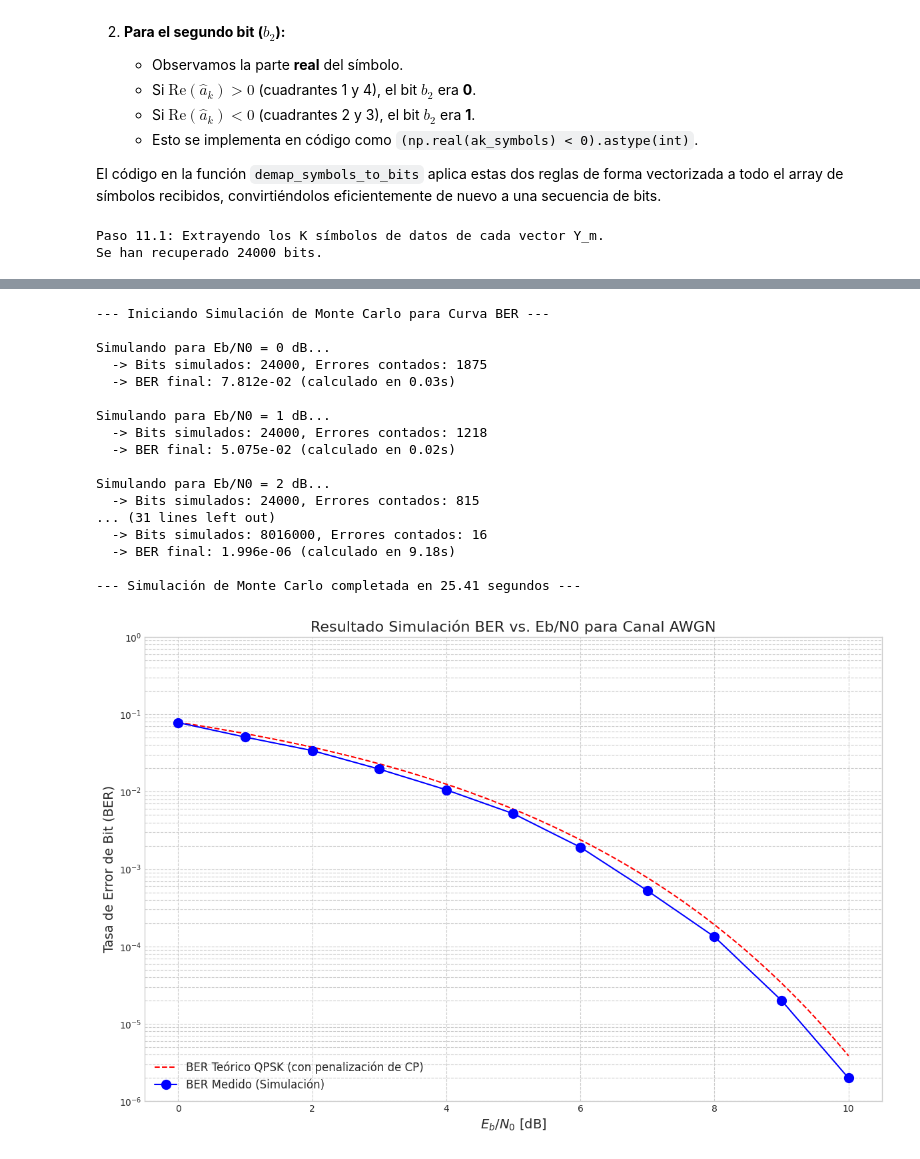
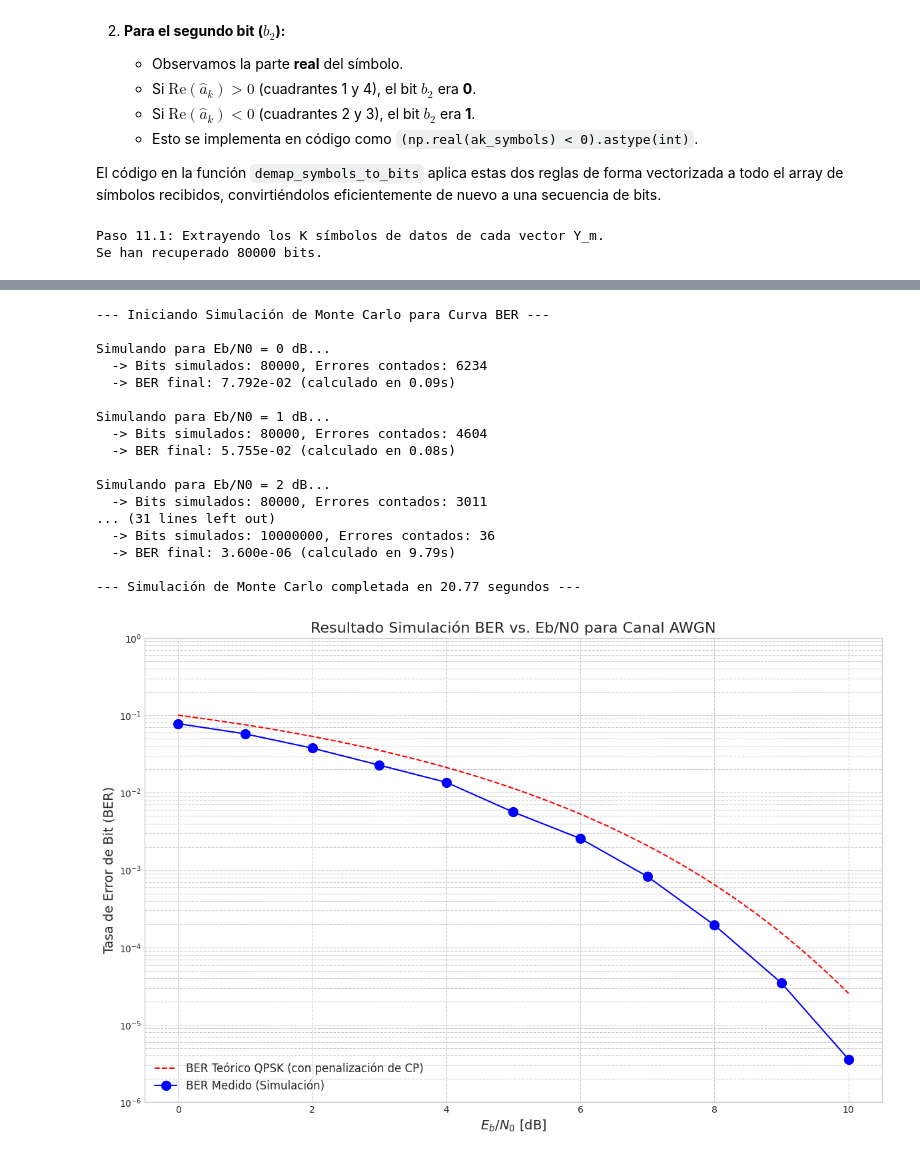
Before and after one commit to AguTrachta/comDigitales, a Jupyter notebook: notebooks/transmisor_receptor_ofdm.ipynb, the cells around one changed output, grey strips where cells are left out. Cells and saved outputs as stored; diff of their text form; code cells hidden in the pictures.

```diff
--- a/notebooks/transmisor_receptor_ofdm.ipynb
+++ b/notebooks/transmisor_receptor_ofdm.ipynb
@@ -112,7 +112,7 @@ MODO_CANAL = "awgn"
 # Se usa SOLO si MODO_CANAL es "awgn".
 # Para una sola ejecución
 # Para la curva BER, este valor se ignorará y se usará el del bucle.
-EBN0_DB_SINGLE_RUN = 8
+EBN0_DB_SINGLE_RUN = 3
 
 print("--- Configuración de la Simulación ---")
 print(f"Modo del Canal: {MODO_CANAL}")
@@ -1475,7 +1479,7 @@ assert len(bits_rx_flat) == n_total_bits
 print(f"Se han recuperado {len(bits_rx_flat)} bits.")
 # %% [output]
 Paso 11.1: Extrayendo los K símbolos de datos de cada vector Y_m.
-Se han recuperado 24000 bits.
+Se han recuperado 80000 bits.
 # %% [markdown]
 ## Ruido Blanco
 
@@ -1873,7 +1877,7 @@ if MODO_CANAL == "awgn":
     ber_medidos = utils.run_montecarlo_simulation(
         ebn0_db_range,
         min_errors=400,
-        max_bits=8000000
+        max_bits=10000000
     )
 
     # 3. Preparar la gráfica de la curva BER
@@ -1882,8 +1886,8 @@ if MODO_CANAL == "awgn":
     # Curva Teórica de Referencia
     ebn0_axis_teorico = np.linspace(0, 10, 100)
     ebn0_lin_range = 10**(ebn0_axis_teorico / 10)
-    #eta = p.N / (p.N + p.L)
-    ebn0_efectivo_lin = ebn0_lin_range # * eta
+    eta = p.N / (p.N + p.L)
+    ebn0_efectivo_lin = ebn0_lin_range * eta
     ber_teo_curve = 0.5 * erfc(np.sqrt(ebn0_efectivo_lin))
     plt.semilogy(ebn0_axis_teorico, ber_teo_curve, 'r--', label='BER Teórico QPSK (con penalización de CP)')
 
@@ -1921,39 +1925,39 @@ elif MODO_CANAL == "ideal":
     plt.semilogy(ebn0_axis, np.full_like(ebn0_axis, ber_floor_plot), 'g-', linewidth=3,
                  label=f"BER Medido ({bit_errors} errores)")
 
     plt.annotate('BER real = 0\n(se dibuja en un piso visual)',
                  xy=(8, ber_floor_plot), xytext=(8, ber_floor_plot * 100),
                  arrowprops=dict(facecolor='black', arrowstyle='->', shrinkA=5),
                  fontsize=11, ha='center',
                  bbox=dict(boxstyle="round,pad=0.5", fc="white", ec="gray", lw=1, alpha=0.9))
 
     # Estética del gráfico
     plt.ylim([1e-10, 1])
     plt.title("Verificación de BER en Canal Ideal (sin ruido)", fontsize=16)
     plt.xlabel("$E_b/N_0$ [dB] (Eje de referencia)", fontsize=14)
     plt.ylabel("BER (escala logarítmica)", fontsize=14)
     plt.grid(True, which="both", ls="--")
     plt.legend(loc='lower left', fontsize=12)
     plt.tight_layout()
     plt.show()
 else:
     print(f"Modo de canal '{MODO_CANAL}' no reconocido.")
 # %% [output]
 --- Iniciando Simulación de Monte Carlo para Curva BER ---
 
 Simulando para Eb/N0 = 0 dB...
-  -> Bits simulados: 24000, Errores contados: 1875
-  -> BER final: 7.812e-02 (calculado en 0.03s)
+  -> Bits simulados: 80000, Errores contados: 6234
+  -> BER final: 7.792e-02 (calculado en 0.09s)
 
 Simulando para Eb/N0 = 1 dB...
-  -> Bits simulados: 24000, Errores contados: 1218
-  -> BER final: 5.075e-02 (calculado en 0.02s)
+  -> Bits simulados: 80000, Errores contados: 4604
+  -> BER final: 5.755e-02 (calculado en 0.08s)
 
 Simulando para Eb/N0 = 2 dB...
-  -> Bits simulados: 24000, Errores contados: 815
+  -> Bits simulados: 80000, Errores contados: 3011
 ... (31 lines left out)
-  -> Bits simulados: 8016000, Errores contados: 16
-  -> BER final: 1.996e-06 (calculado en 9.18s)
+  -> Bits simulados: 10000000, Errores contados: 36
+  -> BER final: 3.600e-06 (calculado en 9.79s)
 
---- Simulación de Monte Carlo completada en 25.41 segundos ---
+--- Simulación de Monte Carlo completada en 20.77 segundos ---
-[figure, old version]
+[figure, new version]
```
Also changed, not shown: parts of 17 cells of this notebook, 3 other files.
